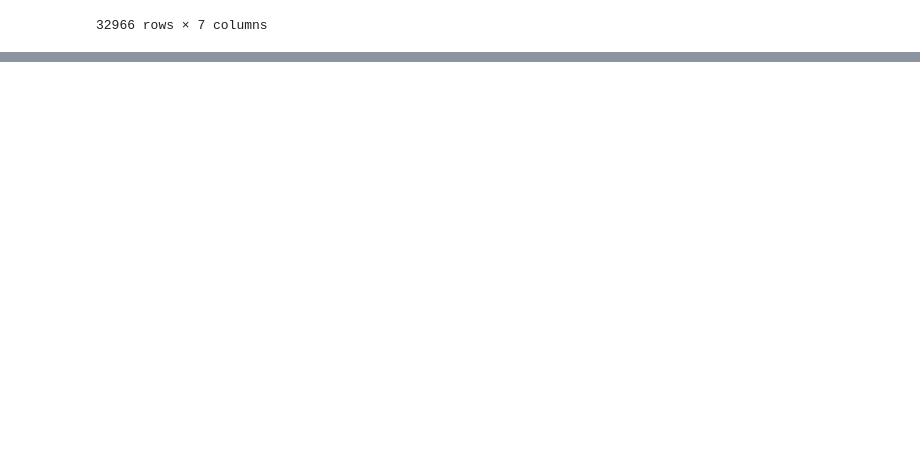
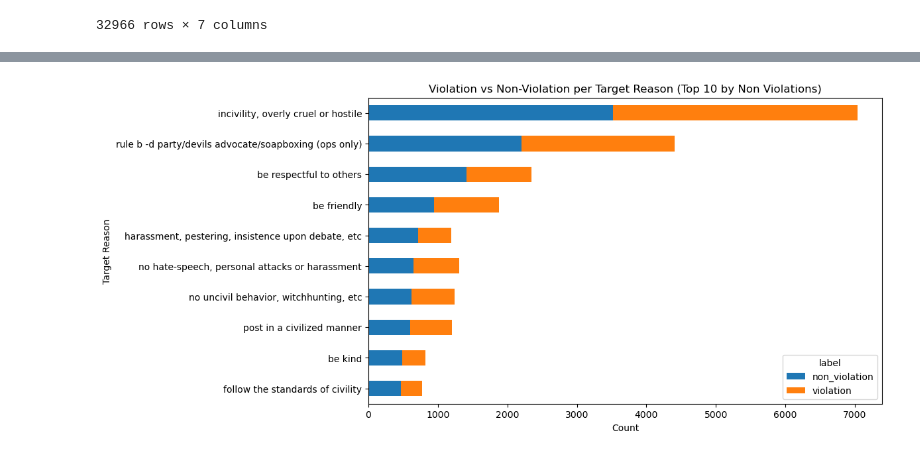
Before and after one commit to aliz1726/BridgingNorms, a Jupyter notebook: practice.ipynb, the cells around one changed output, grey strips where cells are left out. Cells and saved outputs as stored; diff of their text form; code cells hidden in the pictures; blank space fills up the shorter version.

Commit message:
Creating graphs with data information

```diff
--- a/practice.ipynb
+++ b/practice.ipynb
@@ -226,0 +235,20 @@ df.sort_values(by='body', key=lambda s: s.str.len(), ascending=False)
+# %%
+# what are the top non-violation categories, by count?
+violation_counts = df[df['label'] == 'non_violation']['target_reason'].value_counts().head(10)
+top_reasons = violation_counts.index
+
+df_top = df[df['target_reason'].isin(top_reasons)]
+
+counts_top = df_top.groupby(['target_reason', 'label']).size().reset_index(name='count')
+pivot_top = counts_top.pivot(index='target_reason', columns='label', values='count').fillna(0)
+
+pivot_top = pivot_top.loc[violation_counts.index]
+
+pivot_top.plot(kind='barh', stacked=True, figsize=(10,6))
+plt.xlabel('Count')
+plt.ylabel('Target Reason')
+plt.title('Violation vs Non-Violation per Target Reason (Top 10 by Non Violations)')
+plt.gca().invert_yaxis()  # largest violations on top
+plt.show()
+# %% [output]
+[figure, added]
```
Also changed, not shown: parts of 6 cells of this notebook.
